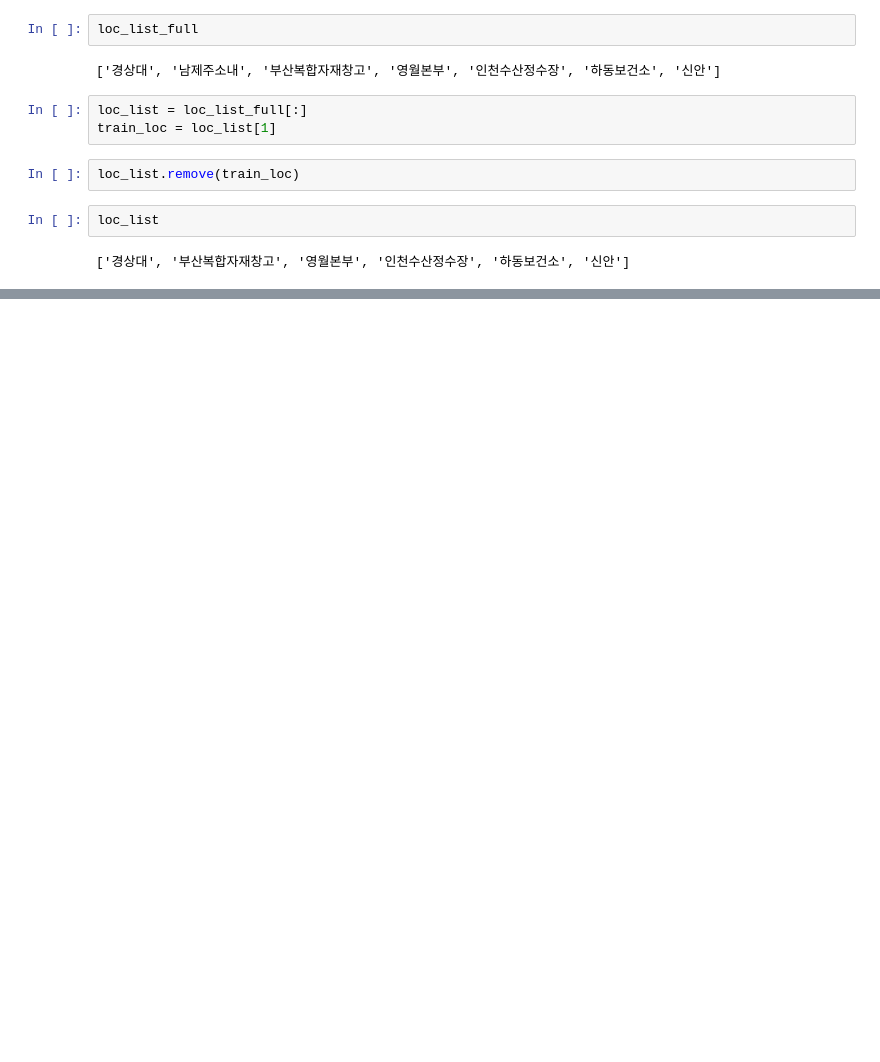
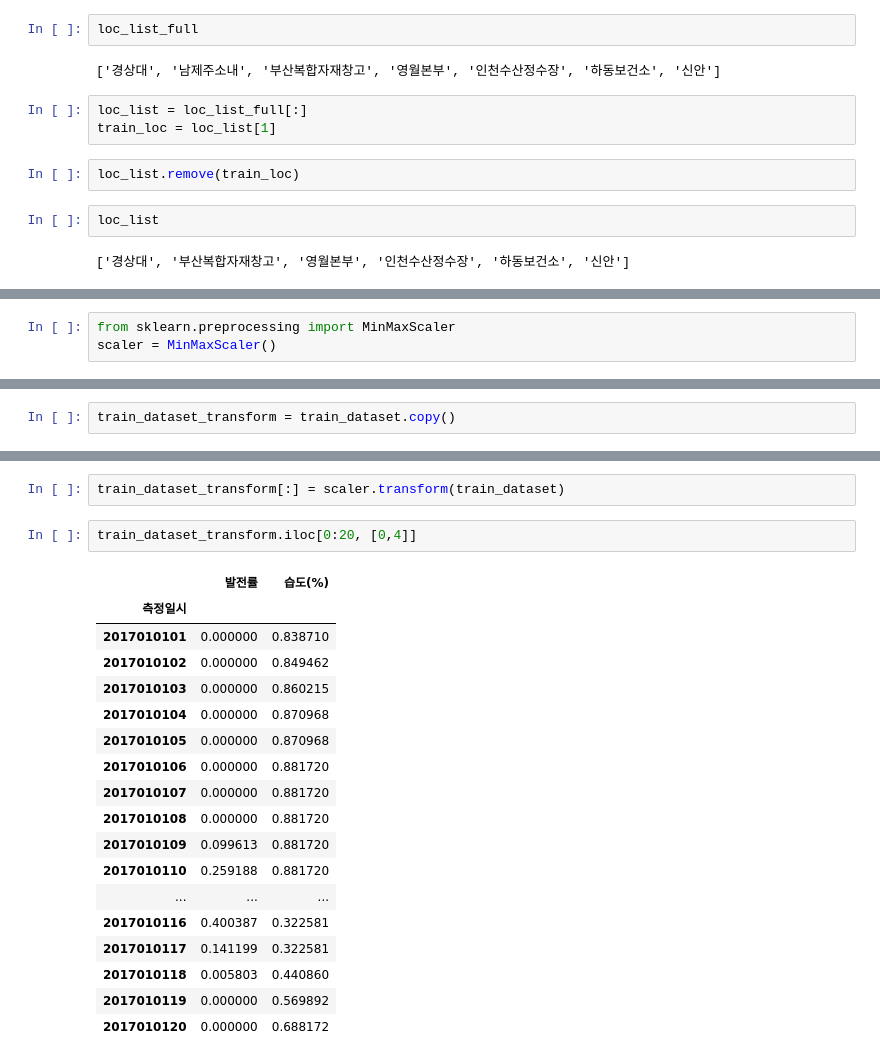
Before and after one commit to djkim0516/Local_Solar_Ratio, a Jupyter notebook: main_csv.ipynb, the cells around one changed output, grey strips where cells are left out. Cells and saved outputs as stored; diff of their text form; blank space fills up the shorter version.

```diff
--- a/main_csv.ipynb
+++ b/main_csv.ipynb
@@ -562,0 +548,3 @@ loc_list
+# %%
+from sklearn.preprocessing import MinMaxScaler
+scaler = MinMaxScaler()
@@ -562,0 +575,2 @@ loc_list
+# %%
+train_dataset_transform = train_dataset.copy()
@@ -562,0 +581,23 @@ loc_list
+# %%
+train_dataset_transform[:] = scaler.transform(train_dataset)
+# %%
+train_dataset_transform.iloc[0:20, [0,4]]
+# %% [output]
+|  | 발전률 | 습도(%) |
+| 측정일시 |  |  |
+| 2017010101 | 0.000000 | 0.838710 |
+| 2017010102 | 0.000000 | 0.849462 |
+| 2017010103 | 0.000000 | 0.860215 |
+| 2017010104 | 0.000000 | 0.870968 |
+| 2017010105 | 0.000000 | 0.870968 |
+| 2017010106 | 0.000000 | 0.881720 |
+| 2017010107 | 0.000000 | 0.881720 |
+| 2017010108 | 0.000000 | 0.881720 |
+| 2017010109 | 0.099613 | 0.881720 |
+| 2017010110 | 0.259188 | 0.881720 |
+| ... | ... | ... |
+| 2017010116 | 0.400387 | 0.322581 |
+| 2017010117 | 0.141199 | 0.322581 |
+| 2017010118 | 0.005803 | 0.440860 |
+| 2017010119 | 0.000000 | 0.569892 |
+| 2017010120 | 0.000000 | 0.688172 |
```
Also changed, not shown: parts of 7 cells of this notebook, 12 other files.
